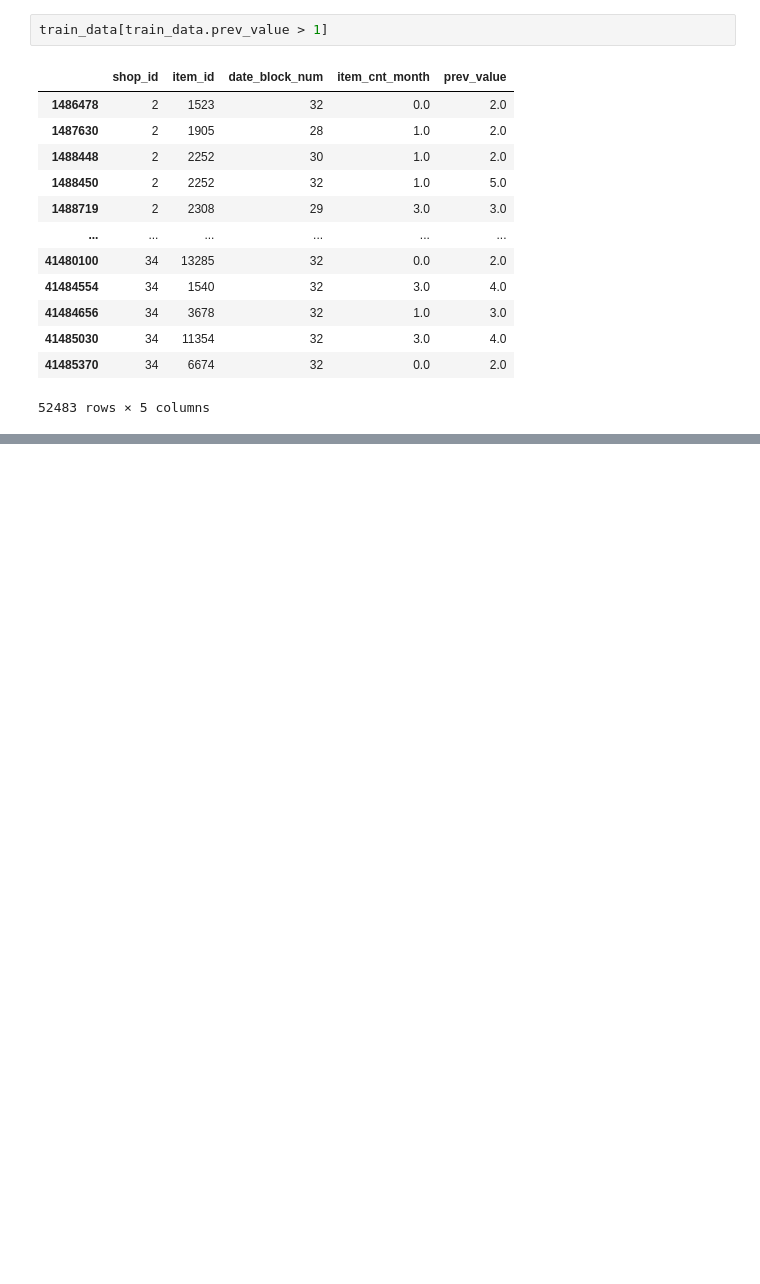
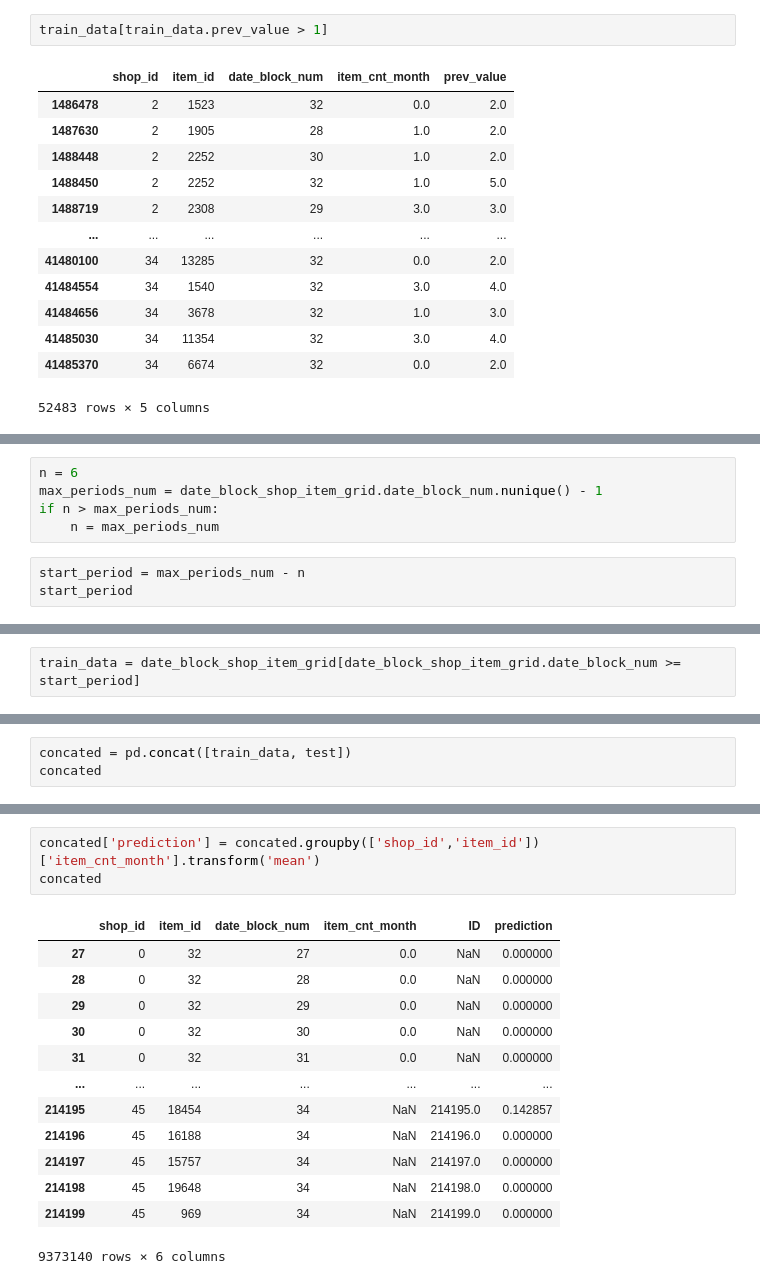
Before and after one commit to varrek/prjct_ml, a Jupyter notebook: hw11_time_series_workshop.ipynb, the cells around one changed output, grey strips where cells are left out. Cells and saved outputs as stored; diff of their text form; blank space fills up the shorter version.

```diff
--- a/hw11_time_series_workshop.ipynb
+++ b/hw11_time_series_workshop.ipynb
@@ -137,0 +258,8 @@ train_data[train_data.prev_value > 1]
+# %%
+n = 6
+max_periods_num = date_block_shop_item_grid.date_block_num.nunique() - 1
+if n > max_periods_num:
+    n = max_periods_num
+# %%
+start_period = max_periods_num - n
+start_period
@@ -137,0 +268,2 @@ train_data[train_data.prev_value > 1]
+# %%
+train_data = date_block_shop_item_grid[date_block_shop_item_grid.date_block_num >= start_period]
@@ -137,0 +286,3 @@ train_data[train_data.prev_value > 1]
+# %%
+concated = pd.concat([train_data, test])
+concated
@@ -137,0 +303,17 @@ train_data[train_data.prev_value > 1]
+# %%
+concated['prediction'] = concated.groupby(['shop_id','item_id'])['item_cnt_month'].transform('mean')
+concated
+# %% [output]
+|  | shop_id | item_id | date_block_num | item_cnt_month | ID | prediction |
+| 27 | 0 | 32 | 27 | 0.0 | NaN | 0.000000 |
+| 28 | 0 | 32 | 28 | 0.0 | NaN | 0.000000 |
+| 29 | 0 | 32 | 29 | 0.0 | NaN | 0.000000 |
+| 30 | 0 | 32 | 30 | 0.0 | NaN | 0.000000 |
+| 31 | 0 | 32 | 31 | 0.0 | NaN | 0.000000 |
+| ... | ... | ... | ... | ... | ... | ... |
+| 214195 | 45 | 18454 | 34 | NaN | 214195.0 | 0.142857 |
+| 214196 | 45 | 16188 | 34 | NaN | 214196.0 | 0.000000 |
+| 214197 | 45 | 15757 | 34 | NaN | 214197.0 | 0.000000 |
+| 214198 | 45 | 19648 | 34 | NaN | 214198.0 | 0.000000 |
+| 214199 | 45 | 969 | 34 | NaN | 214199.0 | 0.000000 |
+9373140 rows × 6 columns
```
Also changed, not shown: parts of 28 cells of this notebook.
